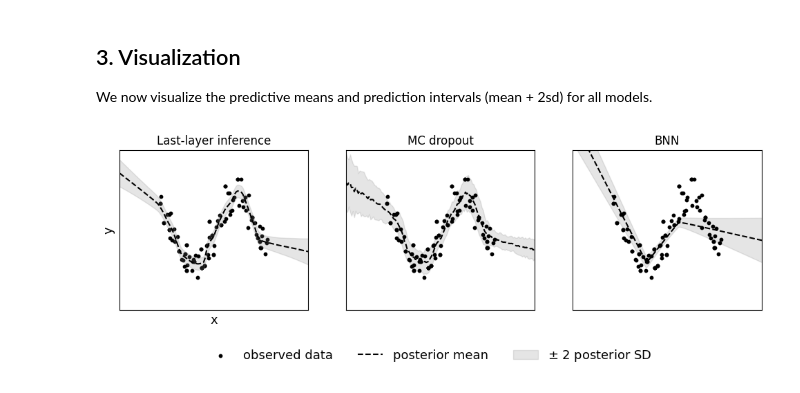
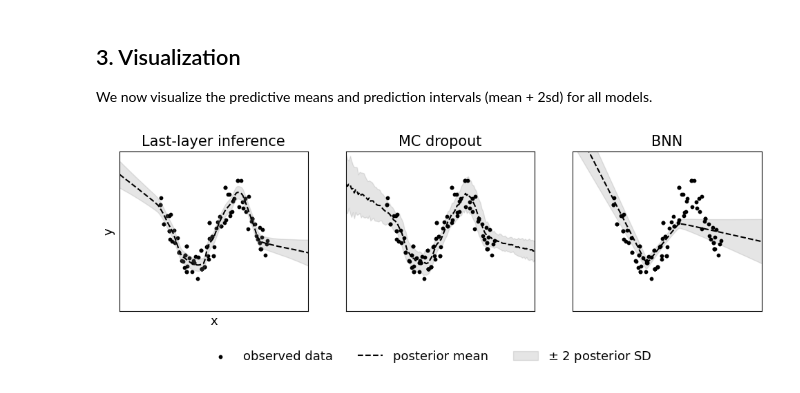
Before and after one commit to clarahoffmann/last-layer-inf, a Jupyter notebook: src/last_layer_inf/1d_regression.ipynb, the cells around one changed output. Drawn from its saved outputs; the diff is of its cells as text; code cells hidden in the pictures.

Commit message:
increase title size in fig

```diff
--- a/src/last_layer_inf/1d_regression.ipynb
+++ b/src/last_layer_inf/1d_regression.ipynb
@@ -181,32 +181,32 @@ with torch.no_grad():
 # %%
 TEXT_SIZE = 13
 ys_no_noise = np.array([f(x = x, noise = False, sigma_eps = sigma_eps) for x in xs])
 
 fig, axs = plt.subplots(1,3,figsize=(12, 3))
 
 for i, title, pred_mus, pred_sigmas in zip(range(3), ['Last-layer inference', 'MC dropout', 'BNN'],
                                            [lli_pred_mu, mc_pred_mu, bnn_pred_mu],
                                            [lli_pred_sigma, mc_pred_sigma, bnn_pred_std]):
     if i == 0:
         axs[i].scatter(xs_train, ys_train, c = 'black', label = 'observed data', alpha = 1, s = 10)
         axs[i].plot(xs_pred_np, pred_mus, c = 'black', linestyle = 'dashed', label = 'posterior mean')
         axs[i].fill_between(xs_pred_np, pred_mus - 2*pred_sigmas,  pred_mus + 2*pred_sigmas, color = 'grey', label = r'$\pm$ 2 posterior SD', alpha = 0.2)
         axs[i].set_xlabel('x', size = TEXT_SIZE)
         axs[i].set_ylabel('y', size = TEXT_SIZE)
     else:
         axs[i].fill_between(xs_pred_np, pred_mus - 2*pred_sigmas,  pred_mus + 2*pred_sigmas, color = 'grey', alpha = 0.2)
         axs[i].plot(xs_pred_np, pred_mus, c = 'black', linestyle = 'dashed')
         axs[i].scatter(xs_train, ys_train, c = 'black', alpha = 1, s = 10)
 
-    axs[i].set_title(title)
+    axs[i].set_title(title, size = 15)
     axs[i].set_xlim(-7,7)
     axs[i].set_ylim(-2.5, 2.5)
     axs[i].set_yticks([], [])
     axs[i].set_xticks([], [])
 
 
 fig.legend(ncols = 3, loc='lower center',
            fontsize = TEXT_SIZE, bbox_to_anchor=(0.5, -0.2), frameon=False)
-fig.savefig('1d_regression.pdf', bbox_inches=None)
+fig.savefig('1d_regression.pdf', bbox_inches='tight')
 # %% [output]
-[figure, old version]
+[figure, new version]
```
Also changed, not shown: 1 other file.
